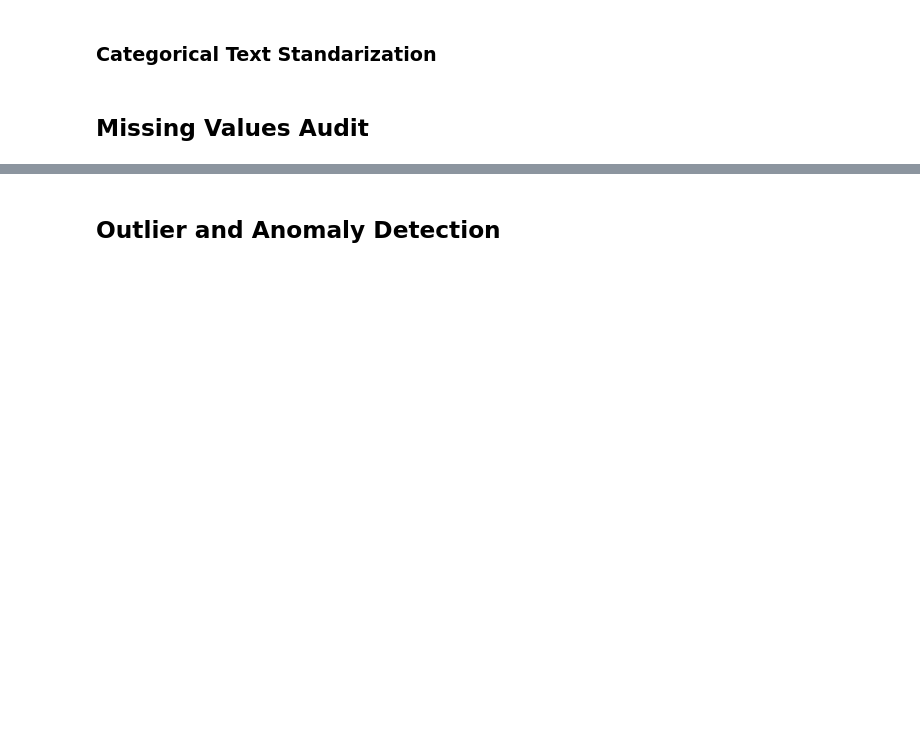
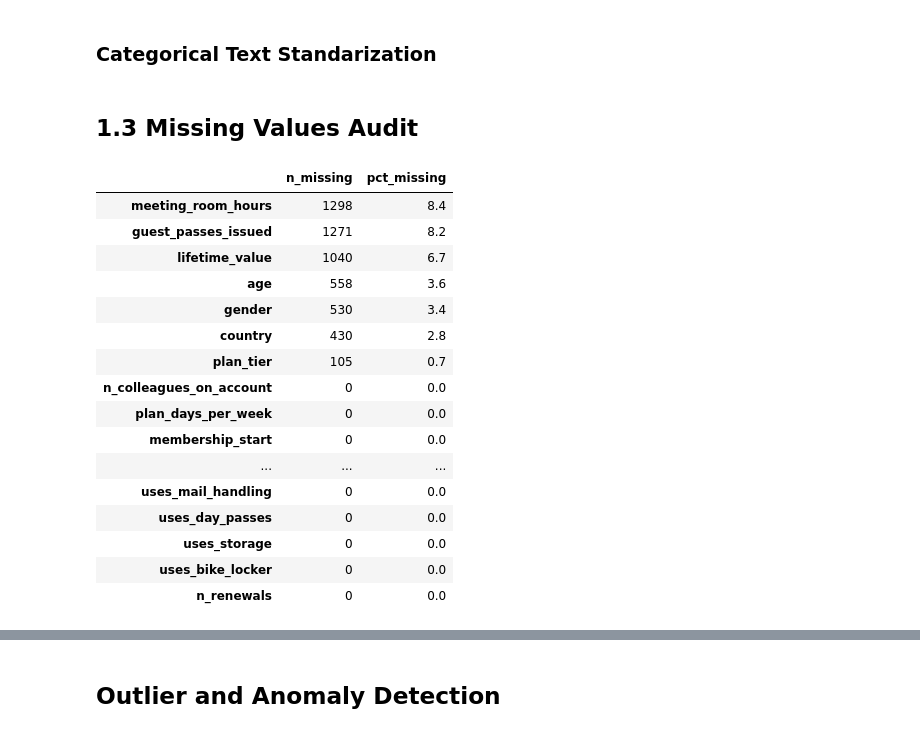
Before and after one commit to Diogosousa03/DM_Grupo18, a Jupyter notebook: notebooks/Group18_EDA_Code.ipynb, the cells around one changed output, grey strips where cells are left out. Saved outputs shown, nothing was run; the diff lists cells and outputs as text; code cells hidden in the pictures; blank space fills up the shorter version.

```diff
--- a/notebooks/Group18_EDA_Code.ipynb
+++ b/notebooks/Group18_EDA_Code.ipynb
@@ -104,4 +160,29 @@ cardinality.sort_values("unique_pct_of_non_missing", ascending=False)
 # %% [markdown]
 ### **Categorical Text Standarization** ###
 # %% [markdown]
-## **Missing Values Audit** ##
+## 1.3 Missing Values Audit
+# %%
+# Number and percentage of missing values per column
+missing = pd.DataFrame({
+    "n_missing": df.isna().sum(),
+    "pct_missing": (df.isna().mean() * 100).round(1)
+}).sort_values("n_missing", ascending=False)
+missing
+# %% [output]
+|  | n_missing | pct_missing |
+| meeting_room_hours | 1298 | 8.4 |
+| guest_passes_issued | 1271 | 8.2 |
+| lifetime_value | 1040 | 6.7 |
+| age | 558 | 3.6 |
+| gender | 530 | 3.4 |
+| country | 430 | 2.8 |
+| plan_tier | 105 | 0.7 |
+| n_colleagues_on_account | 0 | 0.0 |
+| plan_days_per_week | 0 | 0.0 |
+| membership_start | 0 | 0.0 |
+| ... | ... | ... |
+| uses_mail_handling | 0 | 0.0 |
+| uses_day_passes | 0 | 0.0 |
+| uses_storage | 0 | 0.0 |
+| uses_bike_locker | 0 | 0.0 |
+| n_renewals | 0 | 0.0 |
```
Also changed, not shown: parts of 20 cells of this notebook.
